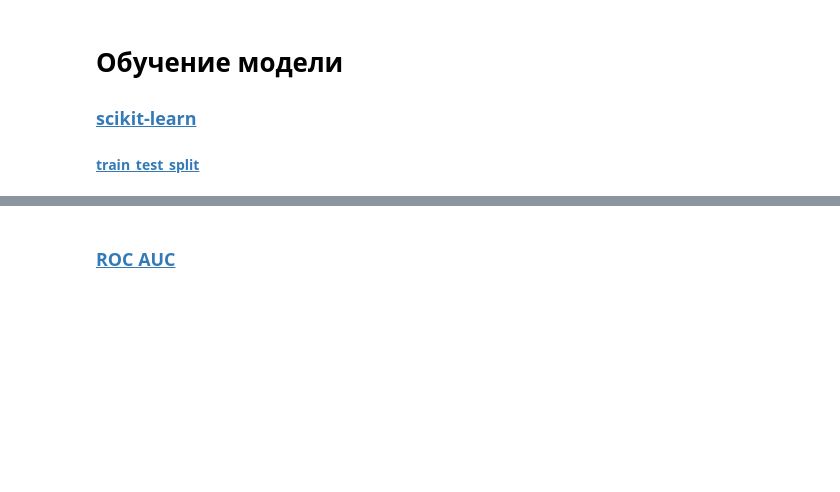
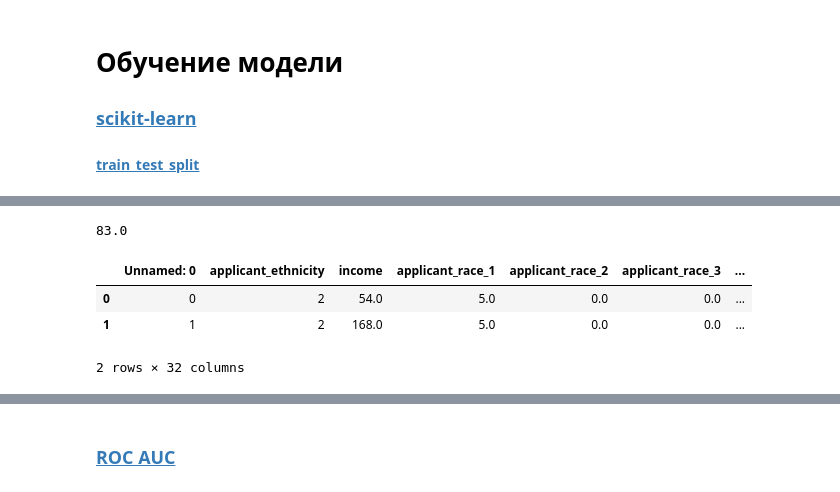
Before and after one commit to neznayka08/DataNinjasShift, a Jupyter notebook: model.ipynb, the cells around one changed output, grey strips where cells are left out. Saved outputs shown, nothing was run; the diff lists cells and outputs as text; code cells hidden in the pictures; blank space fills up the shorter version.

```diff
--- a/model.ipynb
+++ b/model.ipynb
@@ -38,0 +27,2 @@ df.head(2)
+# %%
+df_notna.income.replace(-np.inf, 0, inplace=True)
@@ -38,0 +49,13 @@ df.head(2)
+# %%
+income_median = df_notna.income.median()
+income_median
+# %% [output]
+83.0
+# %%
+df_notna['income'] = df_notna.income.fillna(income_median)
+df_notna.head(2)
+# %% [output]
+|  | Unnamed: 0 | applicant_ethnicity | income | applicant_race_1 | applicant_race_2 | applicant_race_3 | ... |
+| 0 | 0 | 2 | 54.0 | 5.0 | 0.0 | 0.0 | ... |
+| 1 | 1 | 2 | 168.0 | 5.0 | 0.0 | 0.0 | ... |
+2 rows × 32 columns
```
Also changed, not shown: parts of 28 cells of this notebook, 2 other files.
